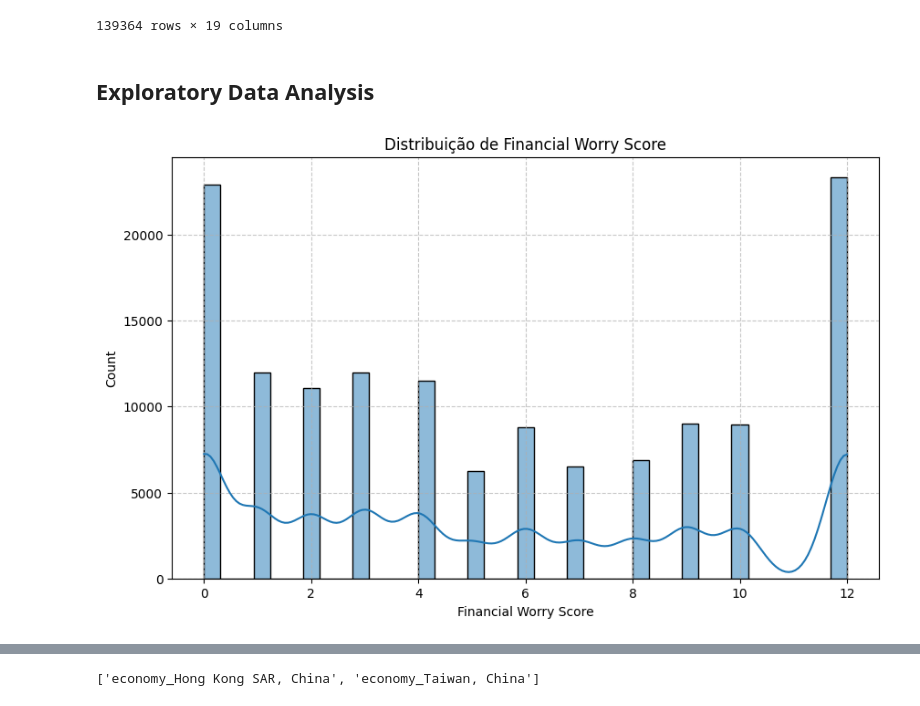
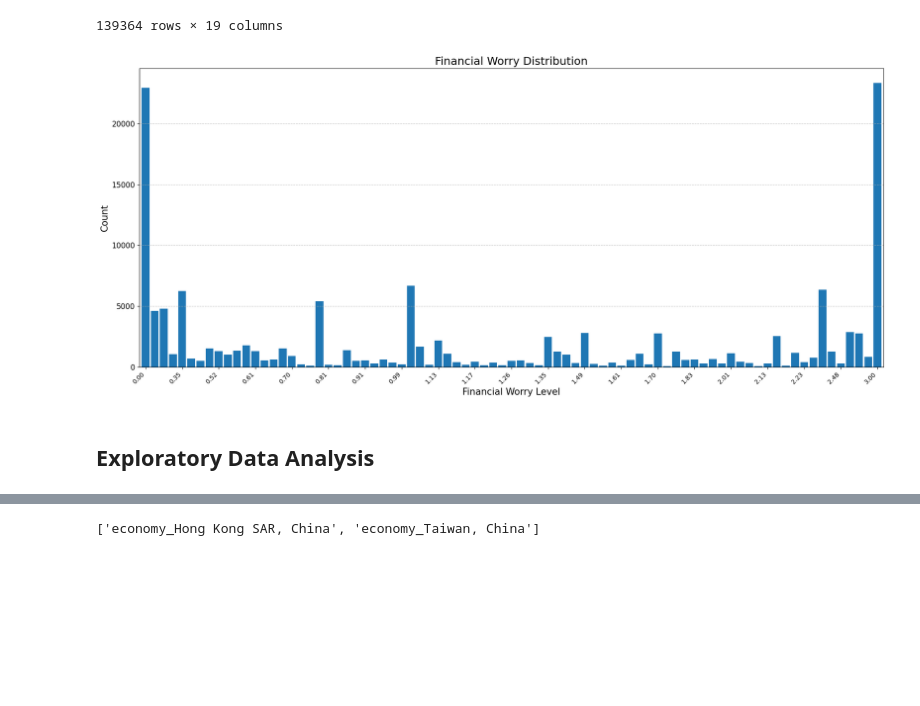
Before and after one commit to lucasrabay/financial-system_access, a Jupyter notebook: notebooks/cleaning_and_etl.ipynb, the cells around one changed output, grey strips where cells are left out. Drawn from its saved outputs; the diff is of its cells as text; code cells hidden in the pictures; blank space fills up the shorter version.

```diff
--- a/notebooks/cleaning_and_etl.ipynb
+++ b/notebooks/cleaning_and_etl.ipynb
@@ -290,17 +290,37 @@ df
 139364 rows × 19 columns
 # %%
 df.to_csv("../data/cleaned_data.csv", index=False)
+# %%
+financial_worry_counts = df['financial_worry'].value_counts().sort_index()
+
+plt.figure(figsize=(18, 8))  # Increased figure size for better readability
+
+ax = financial_worry_counts.plot(kind='bar', width=0.85)
+
+plt.title('Financial Worry Distribution', fontsize=18)
+plt.xlabel('Financial Worry Level', fontsize=15)
+plt.ylabel('Count', fontsize=15)
+
+num_categories = len(financial_worry_counts.index)
+tick_positions = np.arange(num_categories)
+tick_labels = [f"{val:.2f}" for val in financial_worry_counts.index]
+
+if num_categories > 25:
+    step = max(1, num_categories // 20)
+    ax.set_xticks(tick_positions[::step])
+    ax.set_xticklabels([tick_labels[i] for i in range(0, num_categories, step)], rotation=45, ha='right', fontsize=10)
+else:
+    ax.set_xticks(tick_positions)
+    ax.set_xticklabels(tick_labels, rotation=45, ha='right', fontsize=10)
+
+plt.yticks(fontsize=12)
+plt.grid(axis='y', linestyle='--', alpha=0.7)
+plt.tight_layout()
+plt.show()
+# %% [output]
+[figure, added]
 # %% [markdown]
 ## Exploratory Data Analysis
-# %%
-plt.figure(figsize=(10, 6))
-sns.histplot(df['financial_worry'], kde=True)
-plt.title('Distribuição de Financial Worry Score')
-plt.xlabel('Financial Worry Score')
-plt.grid(linestyle='--', alpha=0.7)
-plt.show()
-# %% [output]
-[figure, removed]
 # %%
 plt.figure(figsize=(12, 6))
 sns.boxplot(x='inc_q', y='financial_worry', data=df)
```
Also changed, not shown: parts of 13 cells of this notebook, 6 other files.
